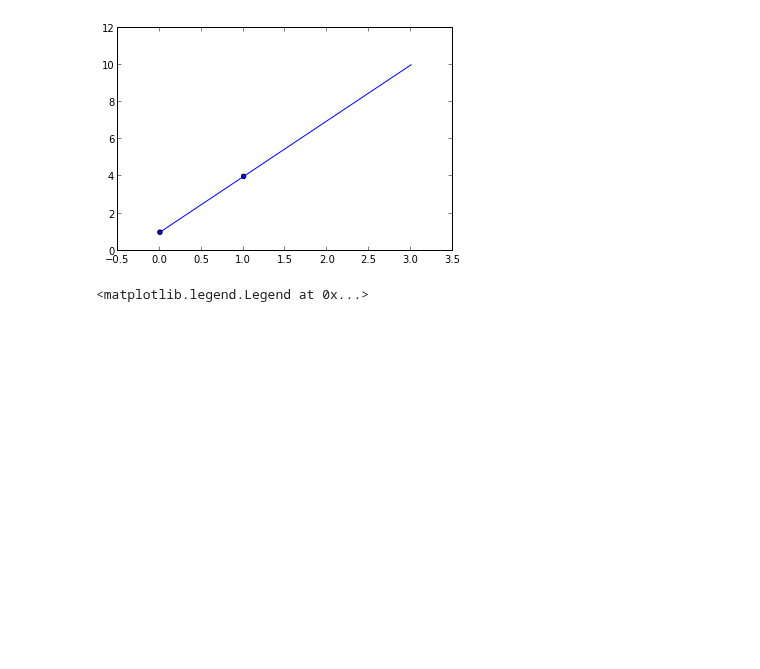
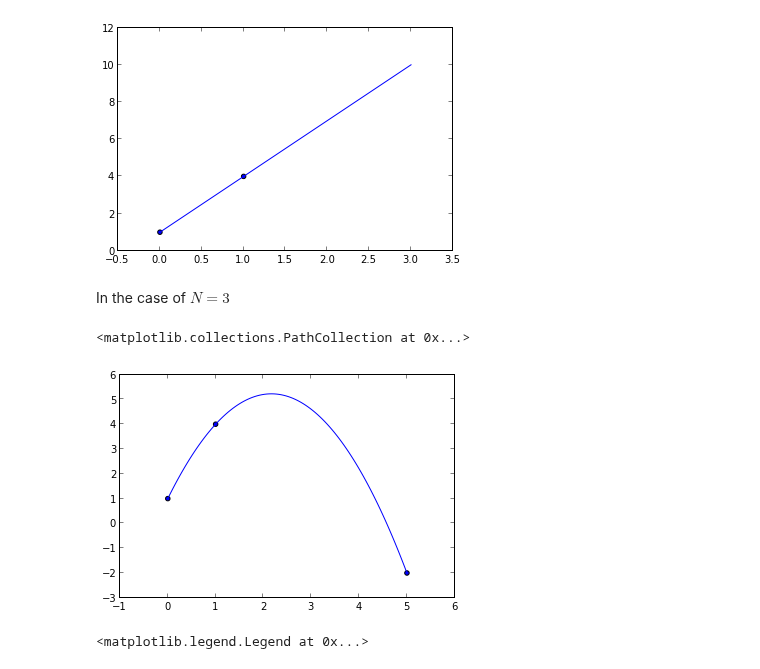
Before and after one commit to dhuertasanchez/ComputationalMethods, a Jupyter notebook: notes/interpolation.ipynb, the cells around one changed output. Cells and saved outputs as stored; diff of their text form; code cells hidden in the pictures; blank space fills up the shorter version.

```diff
--- a/notes/interpolation.ipynb
+++ b/notes/interpolation.ipynb
@@ -101,6 +101,25 @@ scatter(x_in, y_in)
 # %% [output]
 <matplotlib.collections.PathCollection at 0x...>
 [figure]
+# %% [markdown]
+In the case of $N=3$
+# %%
+x_in = array([0,1,5])
+y_in = array([1,4,-2])
+def poli(x, x_in, y_in):
+    p0 = y_in[0]*((x-x_in[1])/(x_in[0]-x_in[1]))*((x-x_in[2])/(x_in[0]-x_in[2]))
+    p1 = y_in[1]*((x-x_in[0])/(x_in[1]-x_in[0]))*((x-x_in[2])/(x_in[1]-x_in[2]))
+    p2 = y_in[2]*((x-x_in[0])/(x_in[2]-x_in[0]))*((x-x_in[1])/(x_in[2]-x_in[1]))
+    value = p0 + p1 + p2
+    return value
+# %%
+x_l = linspace(0.0,5.0,100)
+y_l = poli(x_l, x_in, y_in)
+plot(x_l,y_l)
+scatter(x_in, y_in)
+# %% [output]
+<matplotlib.collections.PathCollection at 0x...>
+[figure, added]
 # %%
 #defines a linear interpolation
 f = interp1d(x, y)
```
Also changed, not shown: parts of 4 cells of this notebook.
